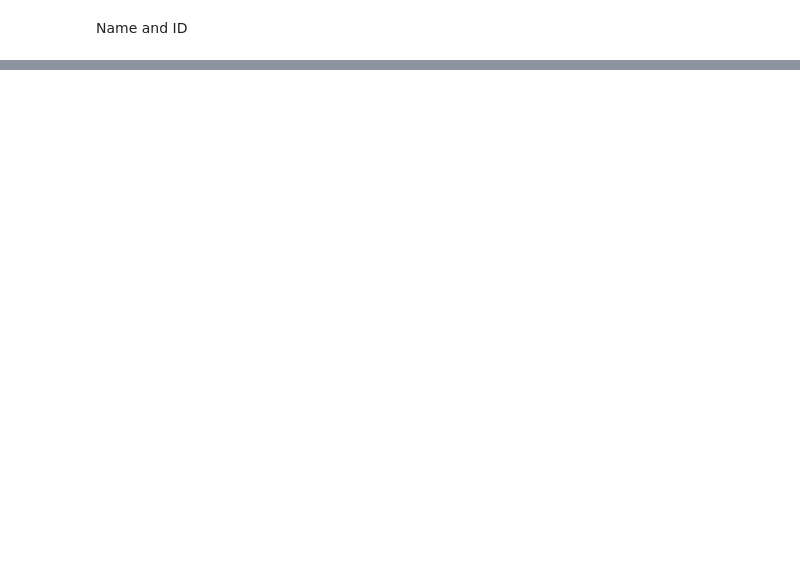
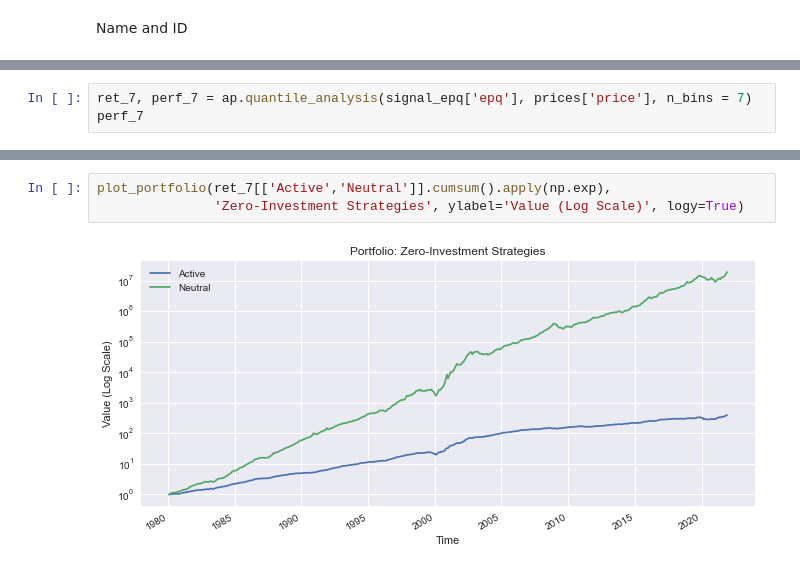
Before and after one commit to j1729s/Time-Series-Modelling-and-Forecasting, a Jupyter notebook: Untitled.ipynb, the cells around one changed output, grey strips where cells are left out. Cells and saved outputs as stored; diff of their text form; blank space fills up the shorter version.

```diff
--- a/Untitled.ipynb
+++ b/Untitled.ipynb
@@ -157,0 +235,3 @@ NameError: name 'title' is not defined
+# %%
+ret_7, perf_7 = ap.quantile_analysis(signal_epq['epq'], prices['price'], n_bins = 7)
+perf_7
@@ -157,0 +247,5 @@ NameError: name 'title' is not defined
+# %%
+plot_portfolio(ret_7[['Active','Neutral']].cumsum().apply(np.exp),
+               'Zero-Investment Strategies', ylabel='Value (Log Scale)', logy=True)
+# %% [output]
+[figure, added]
```
Also changed, not shown: parts of 51 cells of this notebook.
